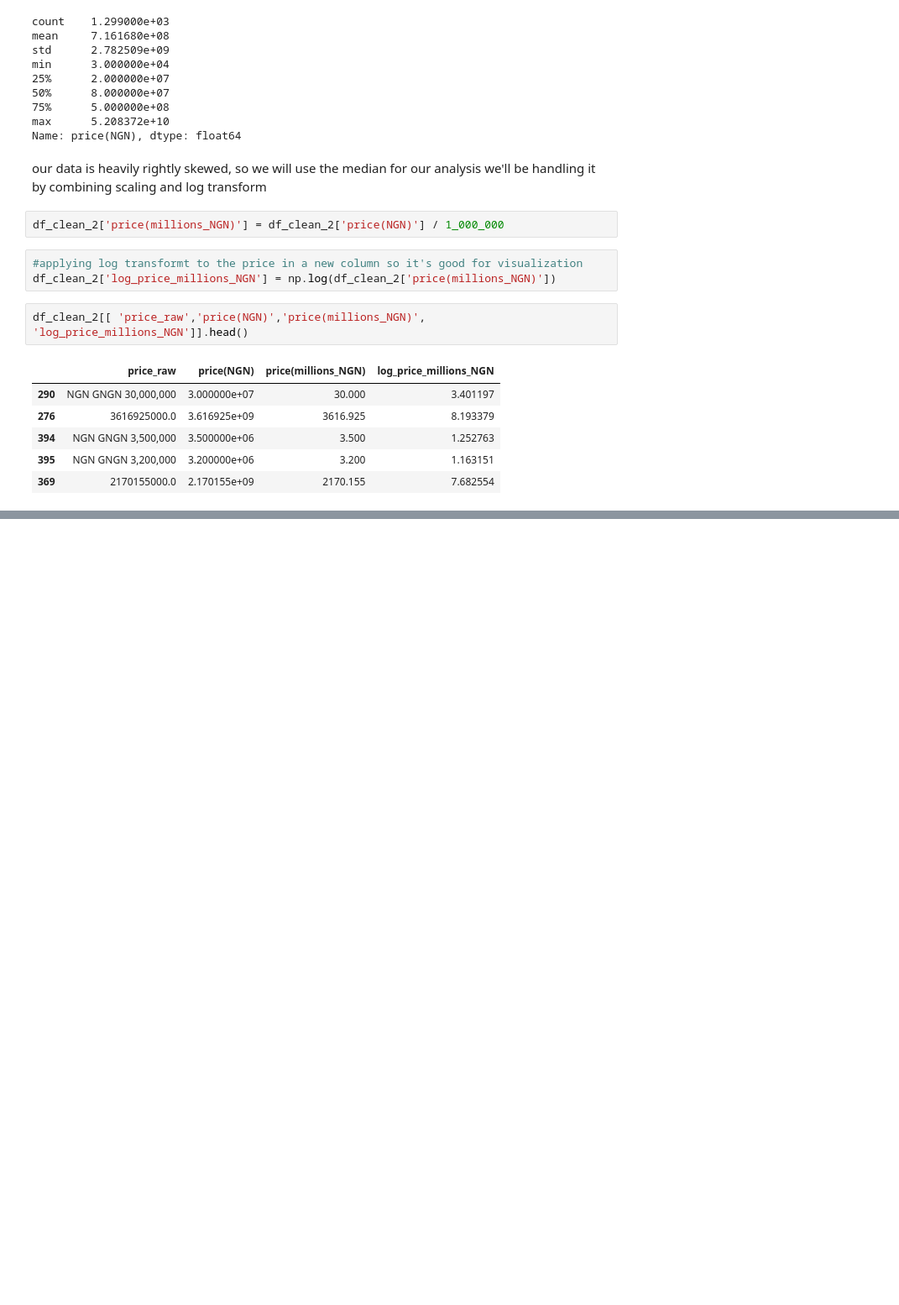
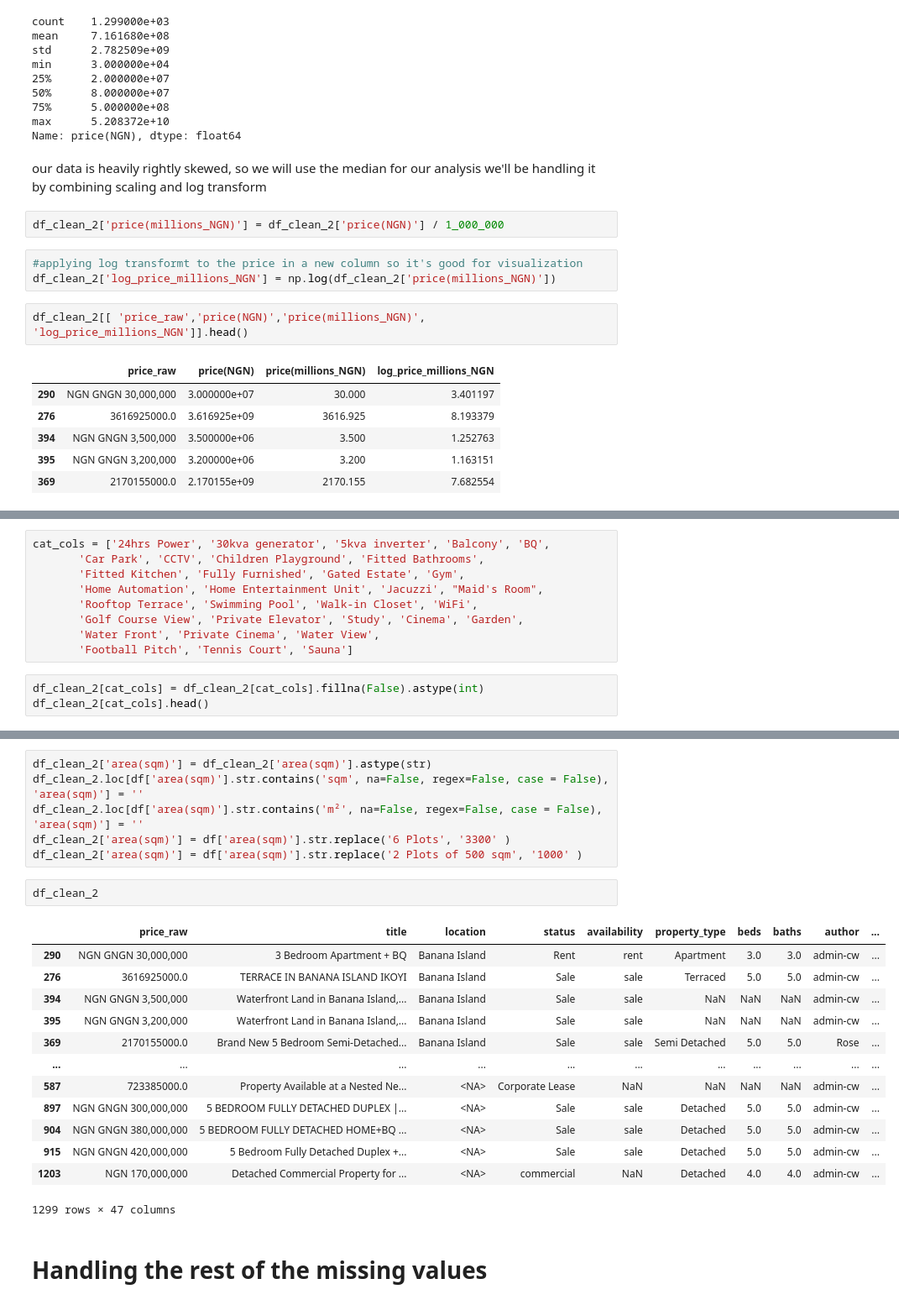
Before and after one commit to adamlaw669/Lagos-Real-Estate-Market-Analysis, a Jupyter notebook: notebooks/cleaning_eda.ipynb, the cells around one changed output, grey strips where cells are left out. Shown at 84% size. Cells and saved outputs as stored; diff of their text form; blank space fills up the shorter version.

```diff
--- a/notebooks/cleaning_eda.ipynb
+++ b/notebooks/cleaning_eda.ipynb
@@ -398,0 +431,12 @@ df_clean_2.to_csv('../data/cleaned/data_cleaned_v3.csv', index =False)
+# %%
+cat_cols = ['24hrs Power', '30kva generator', '5kva inverter', 'Balcony', 'BQ',
+       'Car Park', 'CCTV', 'Children Playground', 'Fitted Bathrooms',
+       'Fitted Kitchen', 'Fully Furnished', 'Gated Estate', 'Gym',
+       'Home Automation', 'Home Entertainment Unit', 'Jacuzzi', "Maid's Room",
+       'Rooftop Terrace', 'Swimming Pool', 'Walk-in Closet', 'WiFi',
+       'Golf Course View', 'Private Elevator', 'Study', 'Cinema', 'Garden',
+       'Water Front', 'Private Cinema', 'Water View',
+       'Football Pitch', 'Tennis Court', 'Sauna']
+# %%
+df_clean_2[cat_cols] = df_clean_2[cat_cols].fillna(False).astype(int)
+df_clean_2[cat_cols].head()
@@ -398,0 +460,24 @@ df_clean_2.to_csv('../data/cleaned/data_cleaned_v3.csv', index =False)
+# %%
+df_clean_2['area(sqm)'] = df_clean_2['area(sqm)'].astype(str)
+df_clean_2.loc[df['area(sqm)'].str.contains('sqm', na=False, regex=False, case = False), 'area(sqm)'] = ''
+df_clean_2.loc[df['area(sqm)'].str.contains('m²', na=False, regex=False, case = False), 'area(sqm)'] = ''
+df_clean_2['area(sqm)'] = df['area(sqm)'].str.replace('6 Plots', '3300' )
+df_clean_2['area(sqm)'] = df['area(sqm)'].str.replace('2 Plots of 500 sqm', '1000' )
+# %%
+df_clean_2
+# %% [output]
+|  | price_raw | title | location | status | availability | property_type | beds | baths | author | ... |
+| 290 | NGN GNGN 30,000,000 | 3 Bedroom Apartment + BQ | Banana Island | Rent | rent | Apartment | 3.0 | 3.0 | admin-cw | ... |
+| 276 | 3616925000.0 | TERRACE IN BANANA ISLAND IKOYI | Banana Island | Sale | sale | Terraced | 5.0 | 5.0 | admin-cw | ... |
+| 394 | NGN GNGN 3,500,000 | Waterfront Land in Banana Island,... | Banana Island | Sale | sale | NaN | NaN | NaN | admin-cw | ... |
+| 395 | NGN GNGN 3,200,000 | Waterfront Land in Banana Island,... | Banana Island | Sale | sale | NaN | NaN | NaN | admin-cw | ... |
+| 369 | 2170155000.0 | Brand New 5 Bedroom Semi-Detached... | Banana Island | Sale | sale | Semi Detached | 5.0 | 5.0 | Rose | ... |
+| ... | ... | ... | ... | ... | ... | ... | ... | ... | ... | ... |
+| 587 | 723385000.0 | Property Available at a Nested Ne... | <NA> | Corporate Lease | NaN | NaN | NaN | NaN | admin-cw | ... |
+| 897 | NGN GNGN 300,000,000 | 5 BEDROOM FULLY DETACHED DUPLEX |... | <NA> | Sale | sale | Detached | 5.0 | 5.0 | admin-cw | ... |
+| 904 | NGN GNGN 380,000,000 | 5 BEDROOM FULLY DETACHED HOME+BQ ... | <NA> | Sale | sale | Detached | 5.0 | 5.0 | admin-cw | ... |
+| 915 | NGN GNGN 420,000,000 | 5 Bedroom Fully Detached Duplex +... | <NA> | Sale | sale | Detached | 5.0 | 5.0 | admin-cw | ... |
+| 1203 | NGN 170,000,000 | Detached Commercial Property for ... | <NA> | commercial | NaN | Detached | 4.0 | 4.0 | admin-cw | ... |
+1299 rows × 47 columns
+# %% [markdown]
+# Handling the rest of the missing values
```
Also changed, not shown: parts of 26 cells of this notebook, 1 other file.
